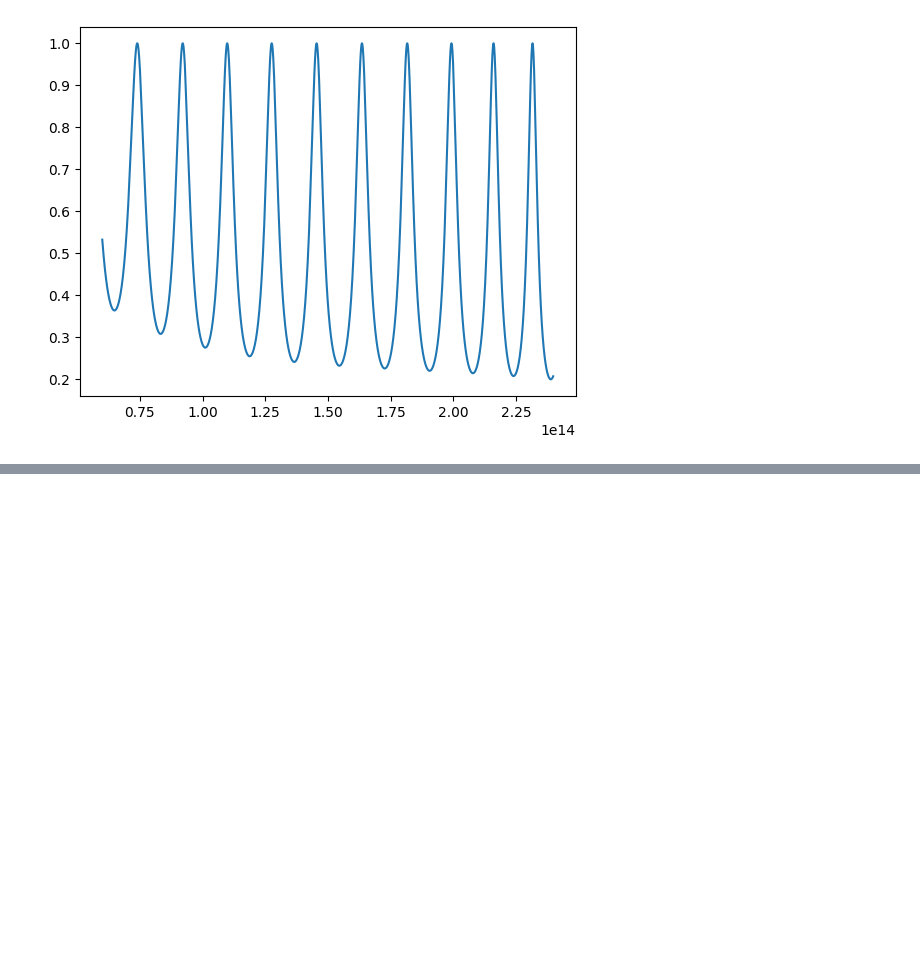
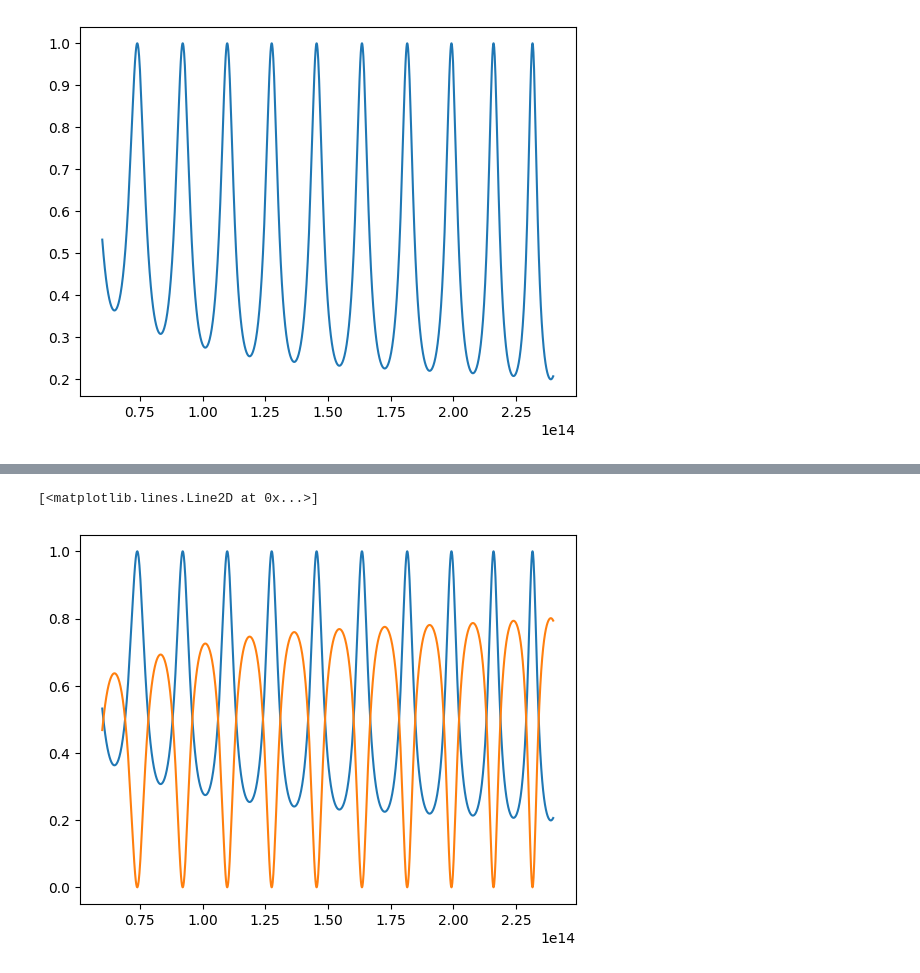
Before and after one commit to alexburg14/Fabry-Perot, a Jupyter notebook: calc_refractive/calc.ipynb, the cells around one changed output, grey strips where cells are left out. Cells and saved outputs as stored; diff of their text form; code cells hidden in the pictures; blank space fills up the shorter version.

```diff
--- a/calc_refractive/calc.ipynb
+++ b/calc_refractive/calc.ipynb
@@ -143,0 +147,6 @@ TypeError: unsupported operand type(s) for -: 'int' and 'list'
+# %%
+plt.plot(frequenz[:cutoff],T_array)
+plt.plot(frequenz[:cutoff],R_array)
+# %% [output]
+[<matplotlib.lines.Line2D at 0x...>]
+[figure, added]
```
Also changed, not shown: parts of 3 cells of this notebook.
